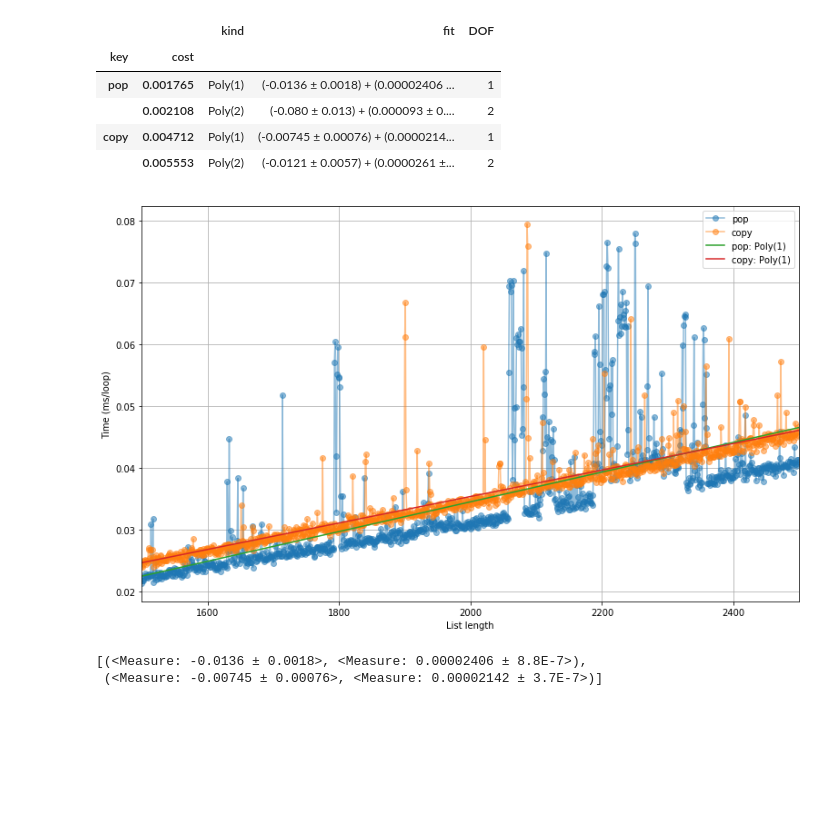
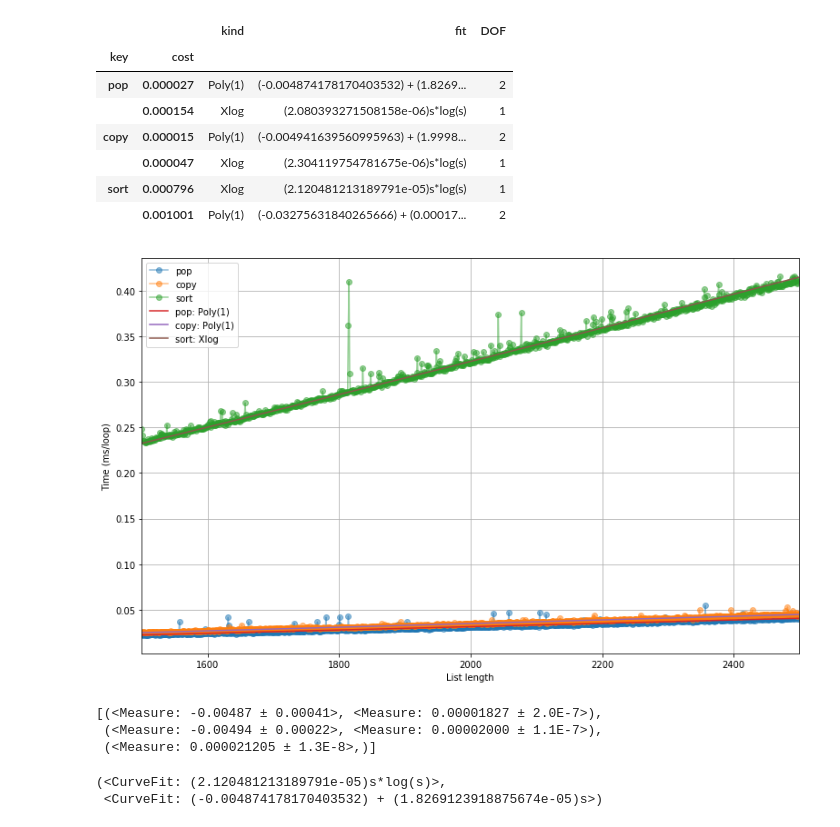
Before and after one commit to dfarre/curve-fits, a Jupyter notebook: notebooks/list.ipynb, the cells around one changed output. Cells and saved outputs as stored; diff of their text form; code cells hidden in the pictures; blank space fills up the shorter version.

Commit message:
New curve vector space algebra

```diff
--- a/notebooks/list.ipynb
+++ b/notebooks/list.ipynb
@@ -11,27 +12,29 @@ def random_ints_array(size, max_abs=100):
     return random.choices(range(-max_abs, max_abs), k=size)
 # %%
 size_range = range(1500, 2500)
-profile = frames.TimeComplexityProfile(
-    [Call('list', random_ints_array(size)) for size in size_range],
-    Call('pop'), Call('copy'),
+init_calls = [Call(random_ints_array(size)) for size in size_range]
+profile = frames.TimeComplexityProfile('list', init_calls, {'pop': Call(), 'copy': Call(), 'sort': Call()},
     index=pandas.Index(size_range, name='List length'), loops=100, overfit=-6, fraction=0.9)
-# %%
-profile.fit_all_with(Call('polynomial', 1, 2))
+# %%
+profile.fit_all_with(Call(Spec(curves.Polynomial, 2)), Call(Spec(curves.Xlog, 1)))
 # %%
-profile.best_fits()
+profile.best_fits(limit=None)
 # %% [output]
 |  |  | kind | fit | DOF |
 | key | cost |  |  |  |
-| pop | 0.001765 | Poly(1) | (-0.0136 ± 0.0018) + (0.00002406 ... | 1 |
-|  | 0.002108 | Poly(2) | (-0.080 ± 0.013) + (0.000093 ± 0.... | 2 |
-| copy | 0.004712 | Poly(1) | (-0.00745 ± 0.00076) + (0.0000214... | 1 |
-|  | 0.005553 | Poly(2) | (-0.0121 ± 0.0057) + (0.0000261 ±... | 2 |
+| pop | 0.000027 | Poly(1) | (-0.004874178170403532) + (1.8269... | 2 |
+|  | 0.000154 | Xlog | (2.080393271508158e-06)s*log(s) | 1 |
+| copy | 0.000015 | Poly(1) | (-0.004941639560995963) + (1.9998... | 2 |
+|  | 0.000047 | Xlog | (2.304119754781675e-06)s*log(s) | 1 |
+| sort | 0.000796 | Xlog | (2.120481213189791e-05)s*log(s) | 1 |
+|  | 0.001001 | Poly(1) | (-0.03275631840265666) + (0.00017... | 2 |
 # %%
-profile.plot(limit=1)
+fig, ax = profile.plot(limit=1)
 # %% [output]
-[figure, old version]
+[figure, new version]
 # %%
 [fit.measures for fit in profile.best_fits(1).fit]
 # %% [output]
-[(<Measure: -0.0136 ± 0.0018>, <Measure: 0.00002406 ± 8.8E-7>),
- (<Measure: -0.00745 ± 0.00076>, <Measure: 0.00002142 ± 3.7E-7>)]
+[(<Measure: -0.00487 ± 0.00041>, <Measure: 0.00001827 ± 2.0E-7>),
+ (<Measure: -0.00494 ± 0.00022>, <Measure: 0.00002000 ± 1.1E-7>),
+ (<Measure: 0.000021205 ± 1.3E-8>,)]
@@ -41,0 +41,5 @@ assert not list(filter(
+# %%
+profile.best_fit('sort'), profile.best_fit('pop')
+# %% [output]
+(<CurveFit: (2.120481213189791e-05)s*log(s)>,
+ <CurveFit: (-0.004874178170403532) + (1.8269123918875674e-05)s>)
```
Also changed, not shown: parts of 2 cells of this notebook, 12 other files.
